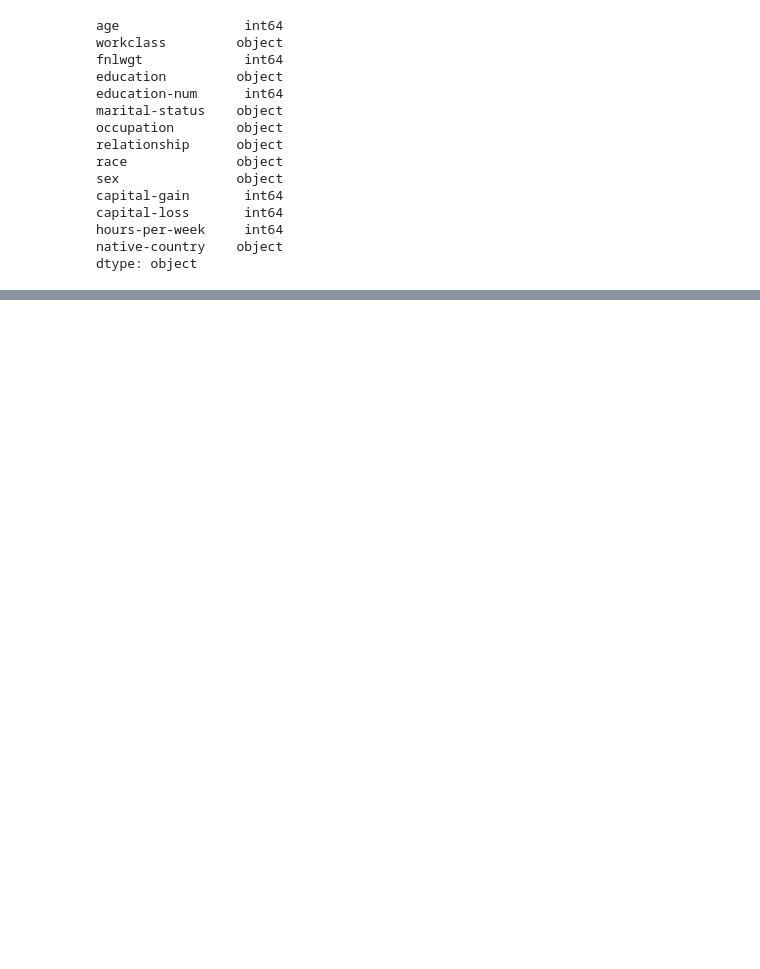
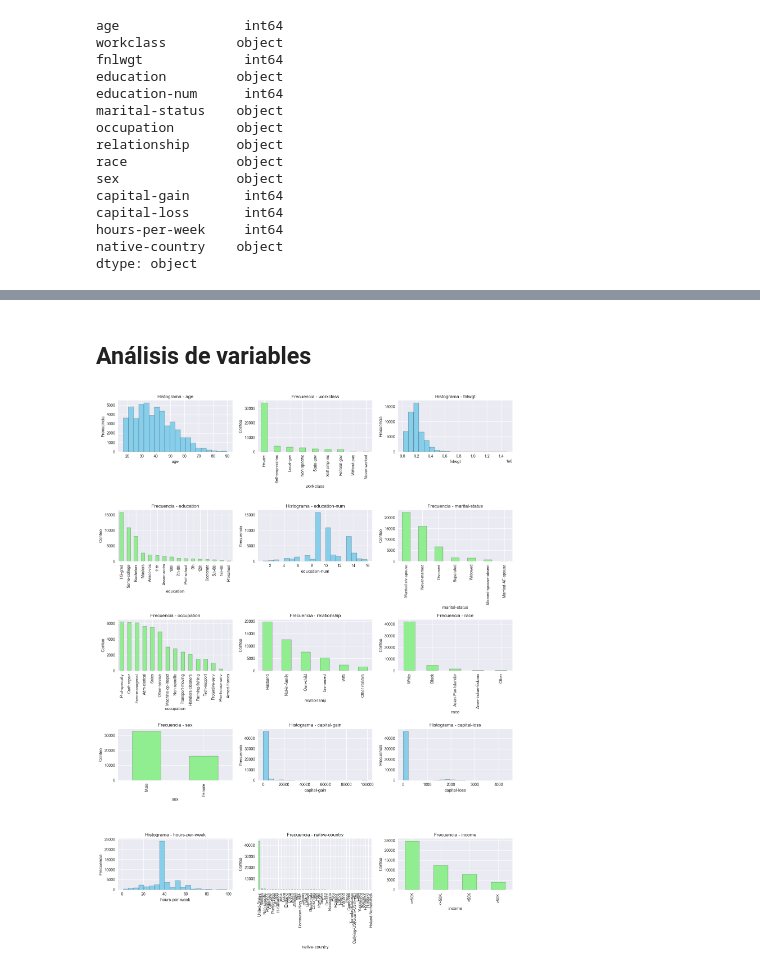
Before and after one commit to FranzCastillo/Income-Prediction, a Jupyter notebook: EDA.ipynb, the cells around one changed output, grey strips where cells are left out. Cells and saved outputs as stored; diff of their text form; code cells hidden in the pictures; blank space fills up the shorter version.

```diff
--- a/EDA.ipynb
+++ b/EDA.ipynb
@@ -27,3 +61,6 @@ capital-loss       int64
 hours-per-week     int64
 native-country    object
 dtype: object
+# %%
+df = pd.concat([X, y], axis=1)
+df.head(10)
@@ -29,0 +107,12 @@ dtype: object
+# %%
+# Valores únicos
+valores_unicos = pd.DataFrame({
+    "Columna": df.columns,
+    "Valores únicos": [df[col].nunique() for col in df.columns]
+})
+
+print(valores_unicos)
+
+for col in df.columns:
+    print(f"\n Columna: {col}")
+    print(df[col].unique())
@@ -29,0 +137,33 @@ dtype: object
+# %%
+# Reemplazar ? y NaN por "Non-specific"
+columnas_a_cambiar = ['workclass', 'occupation', 'native-country']
+
+for col in columnas_a_cambiar:
+    df[col] = df[col].replace('?', 'Non-specific')
+    df[col] = df[col].fillna('Non-specific')
+# %% [markdown]
+## Análisis de variables
+# %%
+plt.style.use('seaborn-v0_8')
+plt.figure(figsize=(15, 20))
+
+
+for i, col in enumerate(df.columns, 1):
+    plt.subplot(5, 3, i)
+
+    if df[col].dtype in ['int64', 'float64']:  # numéricas
+        plt.hist(df[col], bins=20, color='skyblue', edgecolor='black')
+        plt.title(f'Histograma - {col}')
+        plt.xlabel(col)
+        plt.ylabel('Frecuencia')
+
+    else:  # categóricas
+        df[col].value_counts().plot(kind='bar', color='lightgreen', edgecolor='black')
+        plt.title(f'Frecuencia - {col}')
+        plt.xlabel(col)
+        plt.ylabel('Conteo')
+
+plt.tight_layout()
+plt.show()
+# %% [output]
+[figure, added]
```
Also changed, not shown: parts of 8 cells of this notebook.
